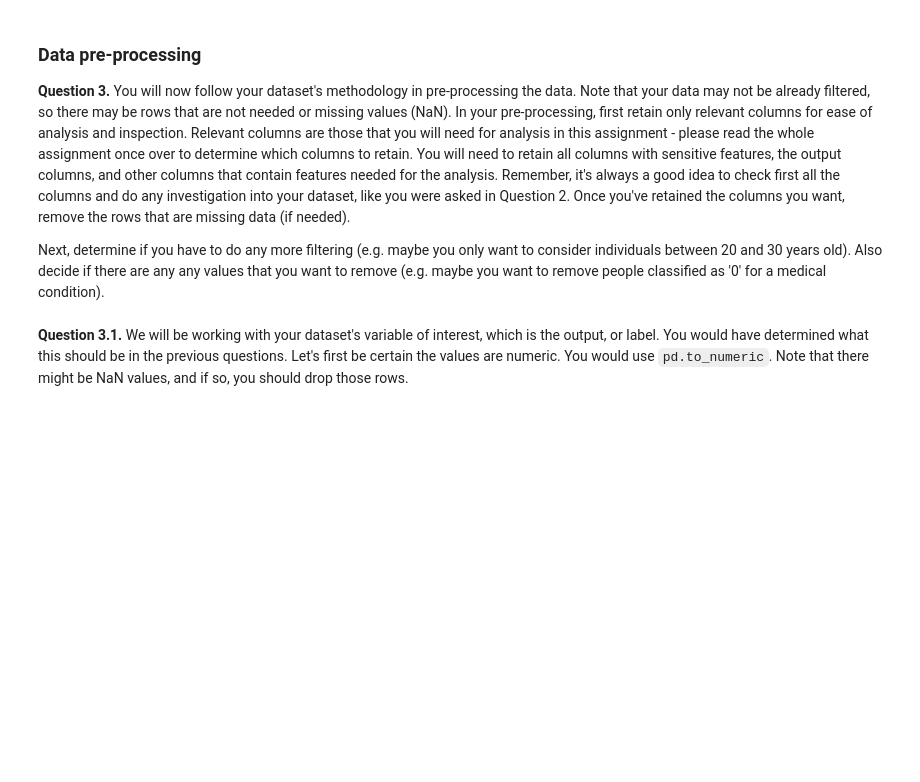
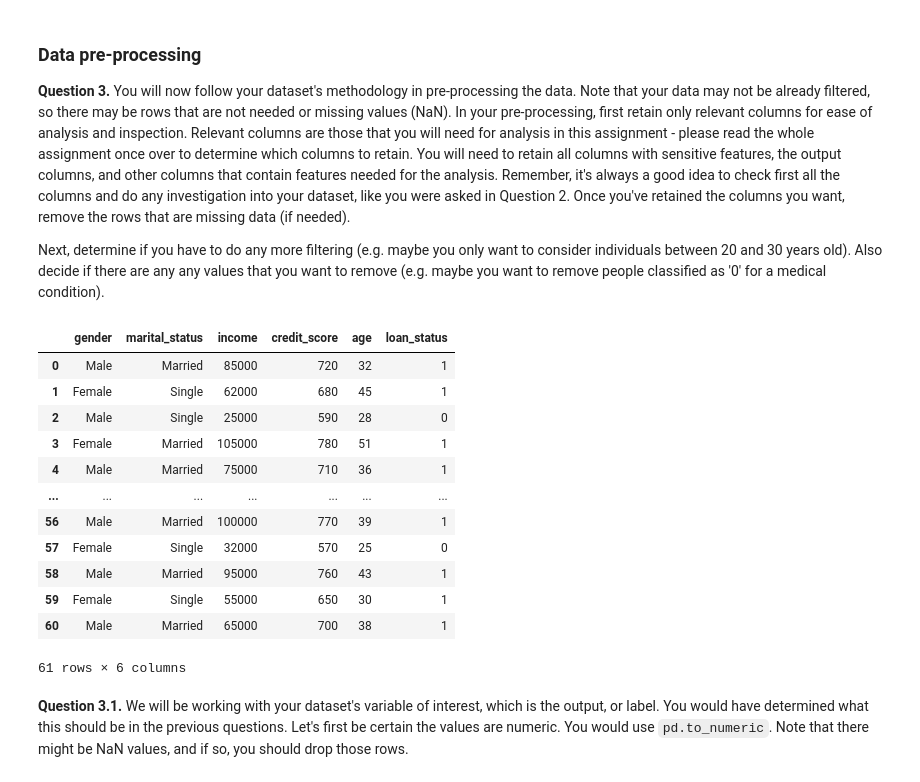
Before and after one commit to saharaKaulPersonal/CMPUT200AS2, a Jupyter notebook: A2.ipynb, the cells around one changed output. Saved outputs shown, nothing was run; the diff lists cells and outputs as text; code cells hidden in the pictures; blank space fills up the shorter version.

```diff
--- a/A2.ipynb
+++ b/A2.ipynb
@@ -98,2 +93,26 @@ raise NotImplementedError()
+# %%
+cols_retain = ["gender", "marital_status", "income", "credit_score", "age", "loan_status"]
+
+# YOUR CODE HERE
+df_col_retain = df_init[cols_retain]
+df_col_retain.dropna
+# Use .loc to explicitly set the values
+df_col_retain.loc[:, "loan_status"] = df_col_retain["loan_status"].map({"Approved": 1, "Denied": 0})
+
+df_col_retain
+# %% [output]
+|  | gender | marital_status | income | credit_score | age | loan_status |
+| 0 | Male | Married | 85000 | 720 | 32 | 1 |
+| 1 | Female | Single | 62000 | 680 | 45 | 1 |
+| 2 | Male | Single | 25000 | 590 | 28 | 0 |
+| 3 | Female | Married | 105000 | 780 | 51 | 1 |
+| 4 | Male | Married | 75000 | 710 | 36 | 1 |
+| ... | ... | ... | ... | ... | ... | ... |
+| 56 | Male | Married | 100000 | 770 | 39 | 1 |
+| 57 | Female | Single | 32000 | 570 | 25 | 0 |
+| 58 | Male | Married | 95000 | 760 | 43 | 1 |
+| 59 | Female | Single | 55000 | 650 | 30 | 1 |
+| 60 | Male | Married | 65000 | 700 | 38 | 1 |
+61 rows × 6 columns
 # %% [markdown]
 **Question 3.1.** We will be working with your dataset's variable of interest, which is the output, or label.  You would have determined what this should be in the previous questions.  Let's first be certain the values are numeric.  You would use `pd.to_numeric`.  Note that there might be NaN values, and if so, you should drop those rows.
```
Also changed, not shown: parts of 3 cells of this notebook.
